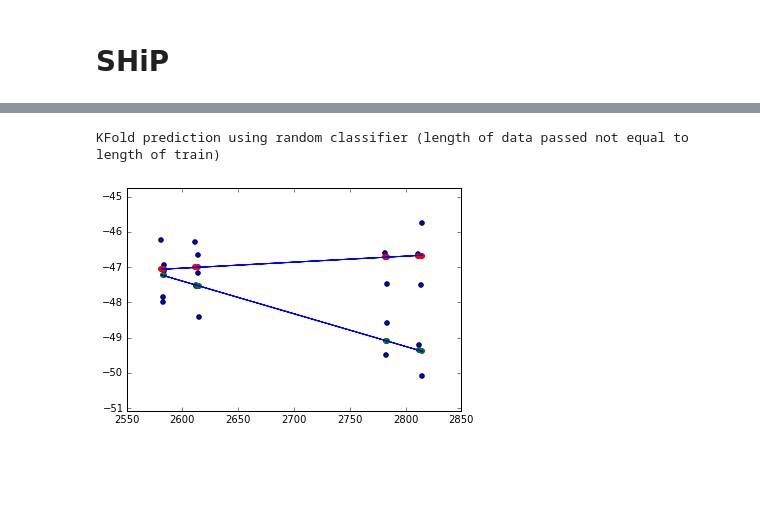
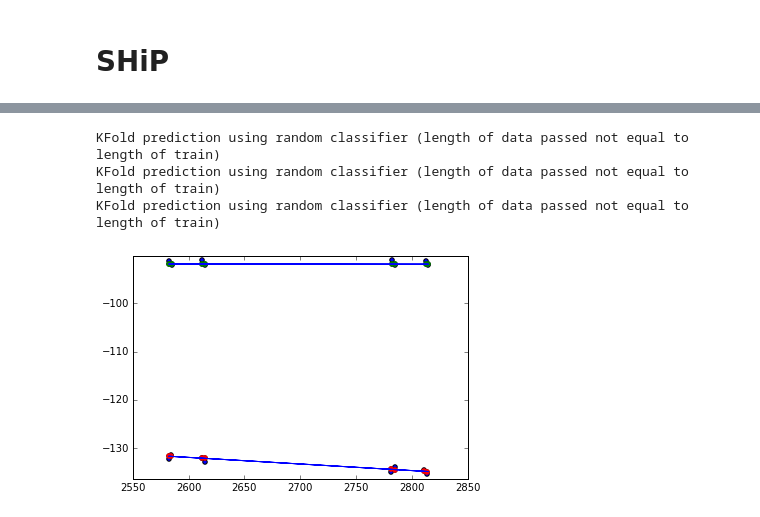
Before and after one commit to yandexdataschool/ship_tracks_recognition, a Jupyter notebook: notebooks/regressors.ipynb, the cells around one changed output, grey strips where cells are left out. Saved outputs shown, nothing was run; the diff lists cells and outputs as text; code cells hidden in the pictures; blank space fills up the shorter version.

Commit message:
add classifiers

```diff
--- a/notebooks/regressors.ipynb
+++ b/notebooks/regressors.ipynb
@@ -756,0 +725,4 @@ for event_id in reconstructible_events_valid.keys():
+# %%
+data_zy_track, data_zy_hit = get_data_zy_classifier(hits_zy_12,
+                                                    reconstructible_events_valid.keys(),
+                                                    stations=[1,2])
@@ -758,12 +739,12 @@ for event_id in reconstructible_events_valid.keys():
 from rep.metaml import FoldingClassifier
 from rep.estimators import XGBoostClassifier
 
-X_data = data[['score', 'k', 'b']].values
-y_data = data[['label']].values.reshape(-1)
+X_data = data_zy_track[['score', 'k', 'b']].values
+y_data = data_zy_track[['label']].values.reshape(-1)
 
 from rep.estimators import XGBoostClassifier
 xgb_base = XGBoostClassifier(n_estimators=100, colsample=0.7, eta=0.1, nthreads=3,
                              subsample=0.5, max_depth=8)
-folding = FoldingClassifier(xgb_base, n_folds=10, random_state=11)
-%time folding.fit(X_data, y_data)
+track_clf_zy = FoldingClassifier(xgb_base, n_folds=2, random_state=11)
+%time track_clf_zy.fit(X_data, y_data)
 # %% [output]
@@ -788,0 +768,12 @@ KFold prediction using folds column
+# %%
+from rep.metaml import FoldingClassifier
+from rep.estimators import XGBoostClassifier
+
+X_data = data_zy_hit[['dist', 'k', 'b']].values
+y_data = data_zy_hit[['label']].values.reshape(-1)
+
+from rep.estimators import XGBoostClassifier
+xgb_base = XGBoostClassifier(n_estimators=100, colsample=0.7, eta=0.1, nthreads=3,
+                             subsample=0.5, max_depth=8)
+hit_clf_zy = FoldingClassifier(xgb_base, n_folds=2, random_state=11)
+%time hit_clf_zy.fit(X_data, y_data)
@@ -789 +789,4 @@ KFold prediction using folds column
+# %%
+event_id =  513#381#518#1756#27
+event = hits_zy_12[hits_zy_12['event'] == event_id]
 # %%
@@ -798,29 +799,32 @@ y = numpy.concatenate((yy+rr, yy-rr), axis=0)
 # %%
 %%time
 rmlr = MultiLinearRegression(n_tracks=2,
                              n=3,
                              subsample=0.5,
                              n_neighbors=10,
                              step=0.1,
-                             classifier=folding)
+                             track_classifier=track_clf_zy,
+                             hit_classifier=hit_clf_zy)
 rmlr.fit(X, y)
 predictions = rmlr.predict(X)
 
 tracks = rmlr.tracks_
 tracks_labels = rmlr.labels_
 scores = rmlr.scores_
 lrs = rmlr.lrs_
 
 
 
 plt.scatter(X, y)
 colors = ['r', 'g', 'm']
 for num, track in enumerate(tracks):
     plt.scatter(X[tracks_labels == num], y[tracks_labels == num], color=colors[num])
     plt.plot(X, predictions[num], color='b')
 
 plt.ylim(y.min()-1, y.max()+1)
 plt.show()
 # %% [output]
 KFold prediction using random classifier (length of data passed not equal to length of train)
+KFold prediction using random classifier (length of data passed not equal to length of train)
+KFold prediction using random classifier (length of data passed not equal to length of train)
-[figure, old version]
+[figure, new version]
```
Also changed, not shown: parts of 50 cells of this notebook, 16 other files.
